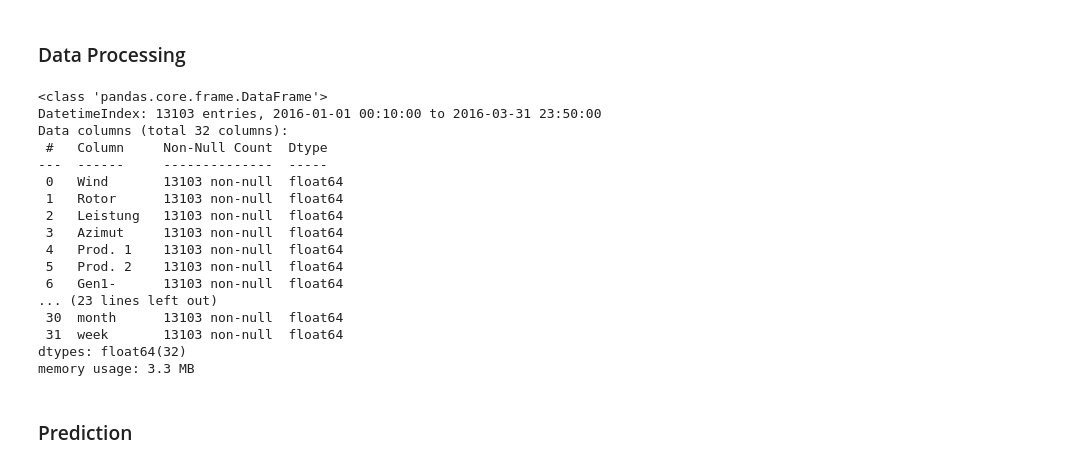
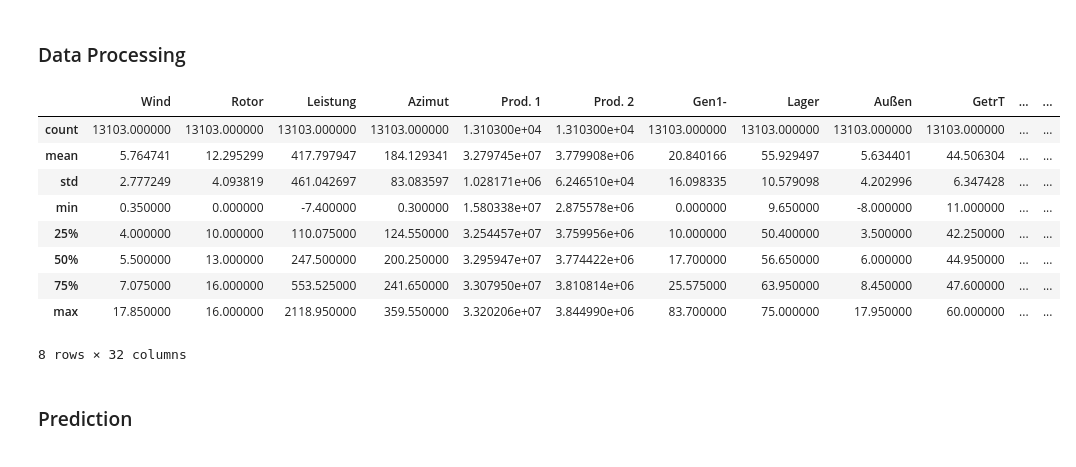
Before and after one commit to ManafMukred/Time_Series_forcasting_and_Anomaly_Detection, a Jupyter notebook: Wind_Turbine_Prediction_and_Anomaly_Detection.ipynb, the cells around one changed output. Drawn from its saved outputs; the diff is of its cells as text; code cells hidden in the pictures.

```diff
--- a/Wind_Turbine_Prediction_and_Anomaly_Detection.ipynb
+++ b/Wind_Turbine_Prediction_and_Anomaly_Detection.ipynb
@@ -31,25 +31,18 @@ Turbine.df2 = Turbine.add_features(Turbine.df2)
 # Combine and aggregate the data
 combined_data = Turbine.aggregate()
 # %%
-combined_data.info()
+combined_data.describe()
 # %% [output]
+|  | Wind | Rotor | Leistung | Azimut | Prod. 1 | Prod. 2 | Gen1- | Lager | Außen | GetrT | ... | ... |
+| count | 13103.000000 | 13103.000000 | 13103.000000 | 13103.000000 | 1.310300e+04 | 1.310300e+04 | 13103.000000 | 13103.000000 | 13103.000000 | 13103.000000 | ... | ... |
+| mean | 5.764741 | 12.295299 | 417.797947 | 184.129341 | 3.279745e+07 | 3.779908e+06 | 20.840166 | 55.929497 | 5.634401 | 44.506304 | ... | ... |
+| std | 2.777249 | 4.093819 | 461.042697 | 83.083597 | 1.028171e+06 | 6.246510e+04 | 16.098335 | 10.579098 | 4.202996 | 6.347428 | ... | ... |
+| min | 0.350000 | 0.000000 | -7.400000 | 0.300000 | 1.580338e+07 | 2.875578e+06 | 0.000000 | 9.650000 | -8.000000 | 11.000000 | ... | ... |
+| 25% | 4.000000 | 10.000000 | 110.075000 | 124.550000 | 3.254457e+07 | 3.759956e+06 | 10.000000 | 50.400000 | 3.500000 | 42.250000 | ... | ... |
+| 50% | 5.500000 | 13.000000 | 247.500000 | 200.250000 | 3.295947e+07 | 3.774422e+06 | 17.700000 | 56.650000 | 6.000000 | 44.950000 | ... | ... |
+| 75% | 7.075000 | 16.000000 | 553.525000 | 241.650000 | 3.307950e+07 | 3.810814e+06 | 25.575000 | 63.950000 | 8.450000 | 47.600000 | ... | ... |
+| max | 17.850000 | 16.000000 | 2118.950000 | 359.550000 | 3.320206e+07 | 3.844990e+06 | 83.700000 | 75.000000 | 17.950000 | 60.000000 | ... | ... |
-<class 'pandas.core.frame.DataFrame'>
-DatetimeIndex: 13103 entries, 2016-01-01 00:10:00 to 2016-03-31 23:50:00
-Data columns (total 32 columns):
- #   Column     Non-Null Count  Dtype
----  ------     --------------  -----
- 0   Wind       13103 non-null  float64
- 1   Rotor      13103 non-null  float64
- 2   Leistung   13103 non-null  float64
- 3   Azimut     13103 non-null  float64
- 4   Prod. 1    13103 non-null  float64
- 5   Prod. 2    13103 non-null  float64
- 6   Gen1-      13103 non-null  float64
-... (23 lines left out)
- 30  month      13103 non-null  float64
- 31  week       13103 non-null  float64
-dtypes: float64(32)
-memory usage: 3.3 MB
+8 rows × 32 columns
 # %% [markdown]
 ### Prediction
 # %% [markdown]
```
Also changed, not shown: parts of 7 cells of this notebook, 4 other files.
